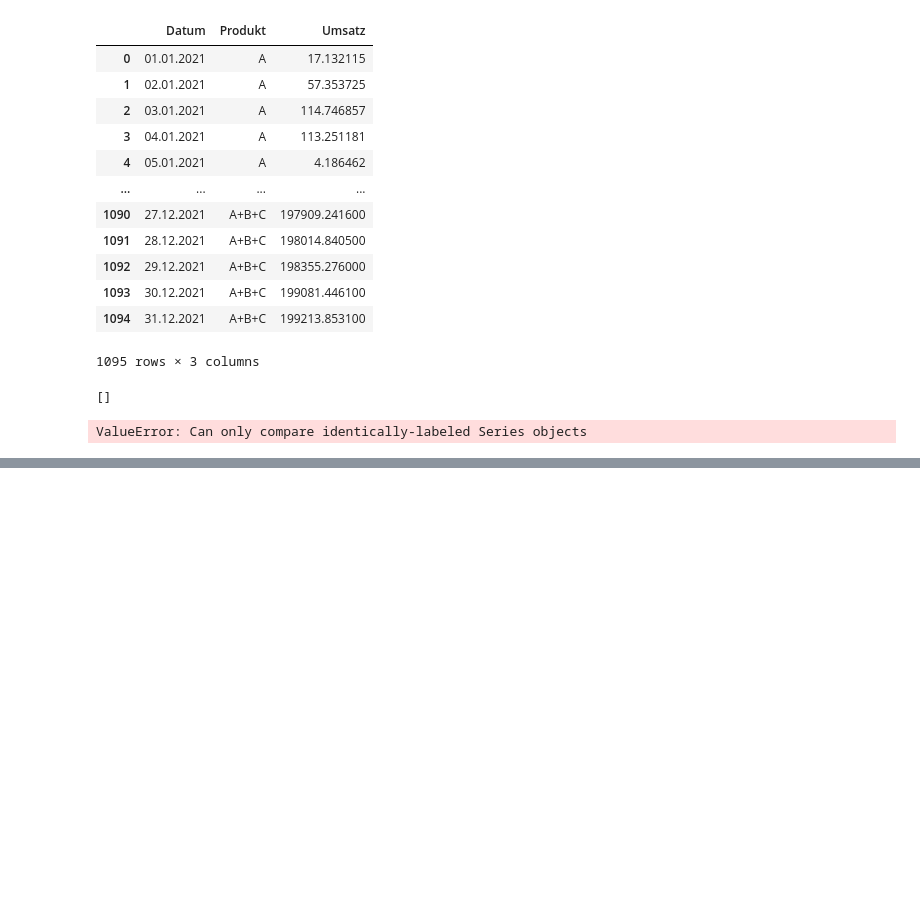
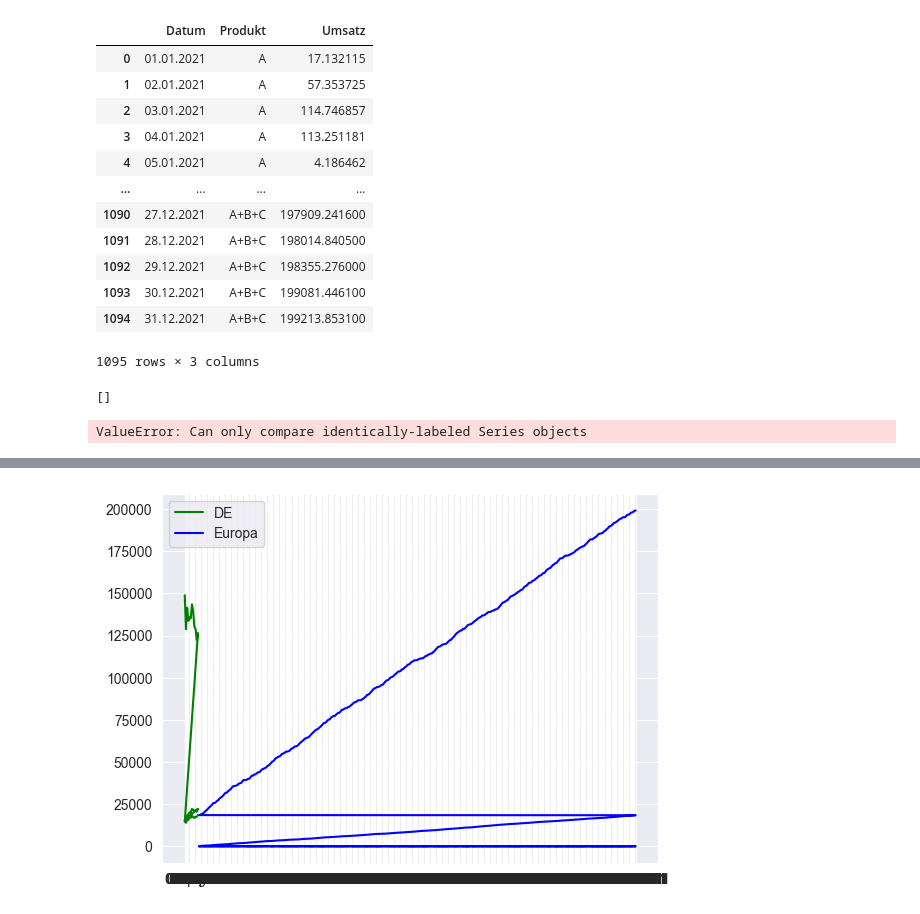
Before and after one commit to DataCraftAnca/Shop-Analyse, a Jupyter notebook: Shop analyse.ipynb, the cells around one changed output, grey strips where cells are left out. Saved outputs shown, nothing was run; the diff lists cells and outputs as text; code cells hidden in the pictures; blank space fills up the shorter version.

```diff
--- a/Shop analyse.ipynb
+++ b/Shop analyse.ipynb
@@ -131,0 +167,9 @@ ValueError: Boolean array expected for the condition, not object
+# %%
+import matplotlib.pyplot as plt
+plt.plot(combined["Datum"], combined["Umsatz"], label = "DE", color="green")
+plt.plot(csv["Datum"], csv["Umsatz"], label = "Europa", color="blue")
+plt.legend()
+plt.show()
+#plot.savefig("3Produkten DE.png")
+# %% [output]
+[figure, added]
```
Also changed, not shown: parts of 9 cells of this notebook, 4 other files.
